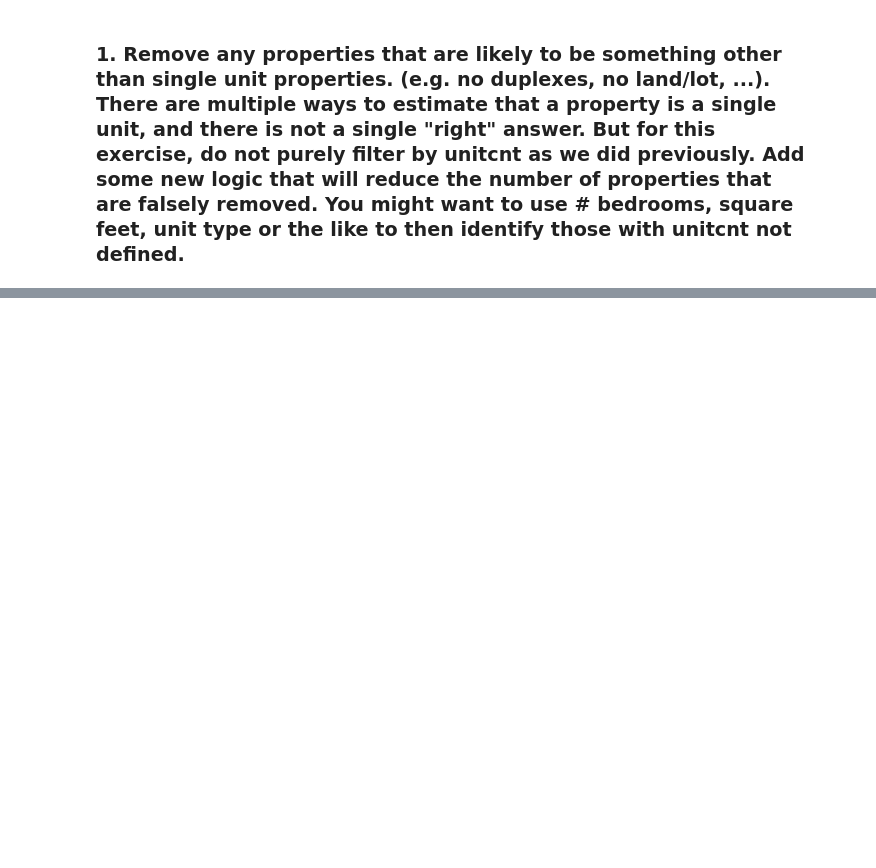
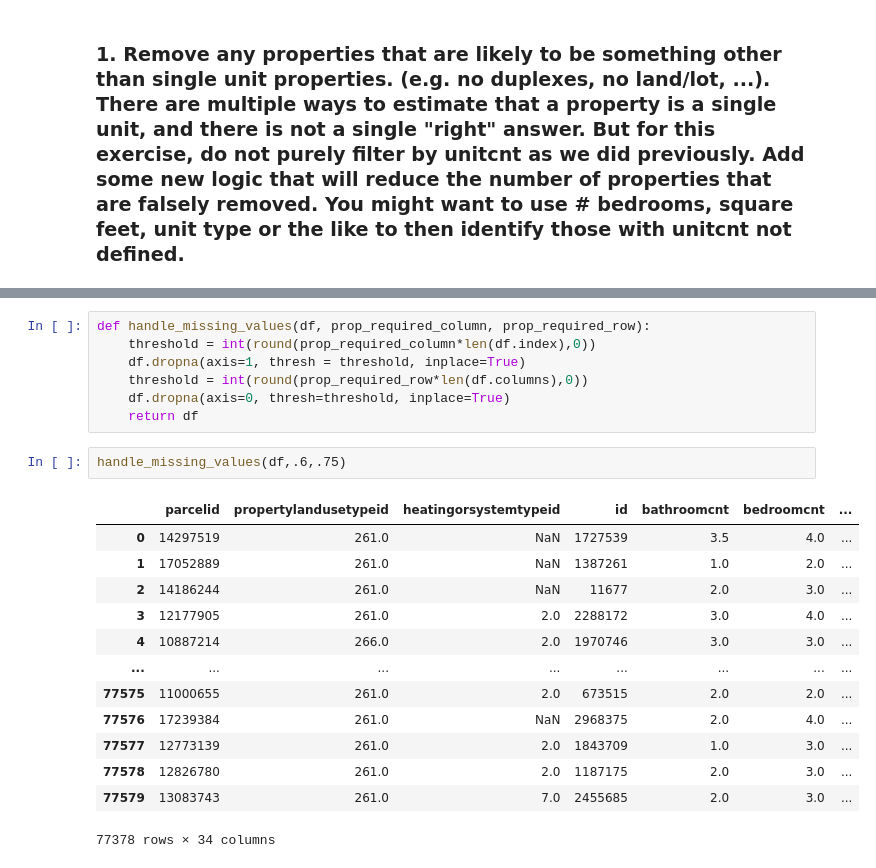
Before and after one commit to george887/clustering-exercises, a Jupyter notebook: acquire.ipynb, the cells around one changed output, grey strips where cells are left out. Drawn from its saved outputs; the diff is of its cells as text; blank space fills up the shorter version.

```diff
--- a/acquire.ipynb
+++ b/acquire.ipynb
@@ -286,0 +409,23 @@ Same observation on columns. Going to get rid of data that has over 5% missing
+# %%
+def handle_missing_values(df, prop_required_column, prop_required_row):
+    threshold = int(round(prop_required_column*len(df.index),0))
+    df.dropna(axis=1, thresh = threshold, inplace=True)
+    threshold = int(round(prop_required_row*len(df.columns),0))
+    df.dropna(axis=0, thresh=threshold, inplace=True)
+    return df
+# %%
+handle_missing_values(df,.6,.75)
+# %% [output]
+|  | parcelid | propertylandusetypeid | heatingorsystemtypeid | id | bathroomcnt | bedroomcnt | ... |
+| 0 | 14297519 | 261.0 | NaN | 1727539 | 3.5 | 4.0 | ... |
+| 1 | 17052889 | 261.0 | NaN | 1387261 | 1.0 | 2.0 | ... |
+| 2 | 14186244 | 261.0 | NaN | 11677 | 2.0 | 3.0 | ... |
+| 3 | 12177905 | 261.0 | 2.0 | 2288172 | 3.0 | 4.0 | ... |
+| 4 | 10887214 | 266.0 | 2.0 | 1970746 | 3.0 | 3.0 | ... |
+| ... | ... | ... | ... | ... | ... | ... | ... |
+| 77575 | 11000655 | 261.0 | 2.0 | 673515 | 2.0 | 2.0 | ... |
+| 77576 | 17239384 | 261.0 | NaN | 2968375 | 2.0 | 4.0 | ... |
+| 77577 | 12773139 | 261.0 | 2.0 | 1843709 | 1.0 | 3.0 | ... |
+| 77578 | 12826780 | 261.0 | 2.0 | 1187175 | 2.0 | 3.0 | ... |
+| 77579 | 13083743 | 261.0 | 7.0 | 2455685 | 2.0 | 3.0 | ... |
+77378 rows × 34 columns
```
Also changed, not shown: parts of 12 cells of this notebook, 1 other file.
